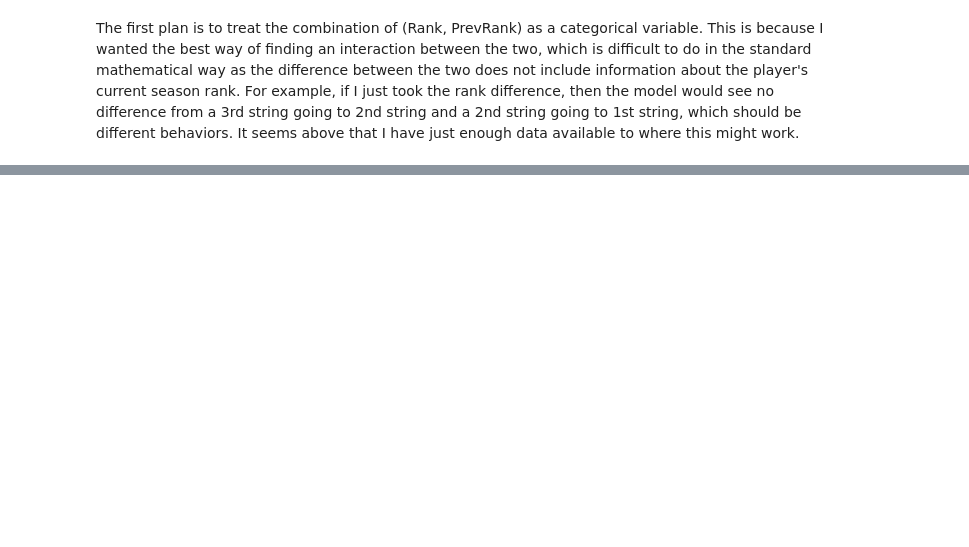
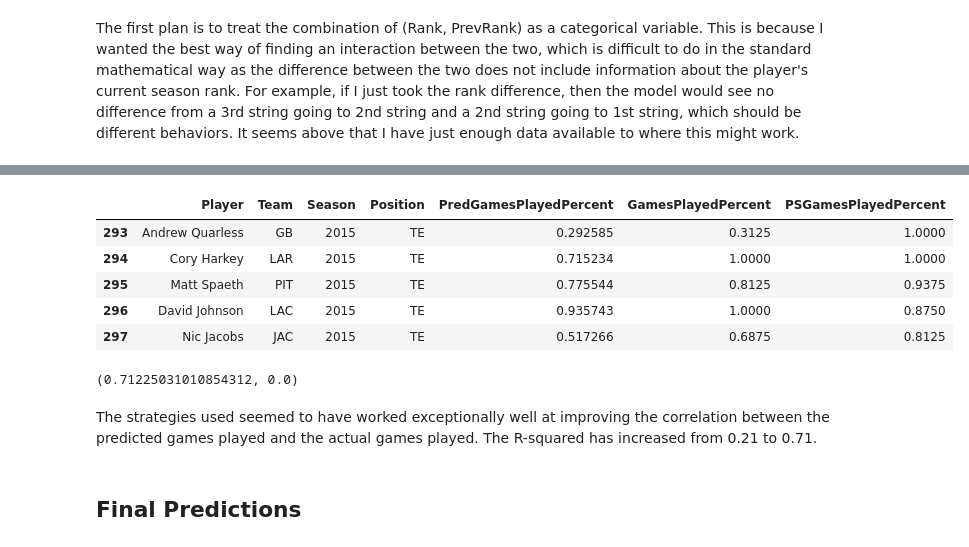
Before and after one commit to ktanemura/Gridiron-Guru, a Jupyter notebook: PlayerRanking/Fantasy Ranking.ipynb, the cells around one changed output, grey strips where cells are left out. Saved outputs shown, nothing was run; the diff lists cells and outputs as text; code cells hidden in the pictures; blank space fills up the shorter version.

```diff
--- a/PlayerRanking/Fantasy Ranking.ipynb
+++ b/PlayerRanking/Fantasy Ranking.ipynb
@@ -1225,0 +1416,35 @@ Test Data Size:70
+# %%
+def add_interacts(df, interacts):
+    def apply_int(row, var1, var2):
+        return row[var1] * row[var2]
+
+    for tup in interacts:
+        df[tup[0]+'*'+tup[1]] = df.apply(apply_int, args=(tup[0], tup[1],), axis=1)
+
+    return df
+# %%
+for var in season_df['RankChange'].unique():
+    season_df = add_interacts(season_df, [('PSGamesPlayedPercent', var)])
+# %%
+def apply_pred_games(row, games_mdl, sizes, means):
+    return predict_games_played(row.to_dict(), games_mdl, sizes, means)
+# %%
+season_df['PredGamesPlayedPercent'] = season_df.apply(apply_pred_games, args=(qb_games_mdl, sizes, means,), axis=1)
+# %%
+season_df[['Player', 'Team', 'Season', 'Position', 'PredGamesPlayedPercent',
+           'GamesPlayedPercent', 'PSGamesPlayedPercent']].tail()
+# %% [output]
+|  | Player | Team | Season | Position | PredGamesPlayedPercent | GamesPlayedPercent | PSGamesPlayedPercent |
+| 293 | Andrew Quarless | GB | 2015 | TE | 0.292585 | 0.3125 | 1.0000 |
+| 294 | Cory Harkey | LAR | 2015 | TE | 0.715234 | 1.0000 | 1.0000 |
+| 295 | Matt Spaeth | PIT | 2015 | TE | 0.775544 | 0.8125 | 0.9375 |
+| 296 | David Johnson | LAC | 2015 | TE | 0.935743 | 1.0000 | 0.8750 |
+| 297 | Nic Jacobs | JAC | 2015 | TE | 0.517266 | 0.6875 | 0.8125 |
+# %%
+sp.stats.pearsonr(season_df['PredGamesPlayedPercent'], season_df['GamesPlayedPercent'])
+# %% [output]
+(0.71225031010854312, 0.0)
+# %% [markdown]
+The strategies used seemed to have worked exceptionally well at improving the correlation between the predicted games played and the actual games played. The R-squared has increased from 0.21 to 0.71.
+# %% [markdown]
+## Final Predictions
```
Also changed, not shown: parts of 40 cells of this notebook.
